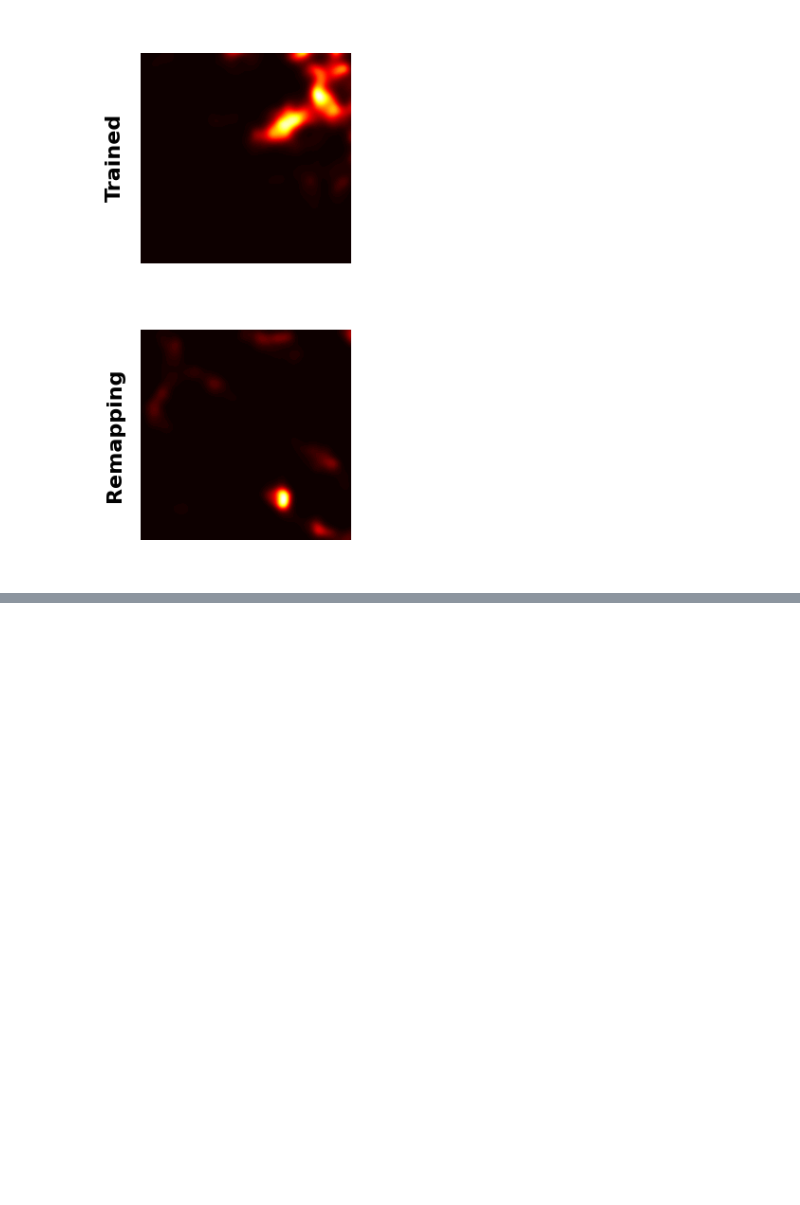
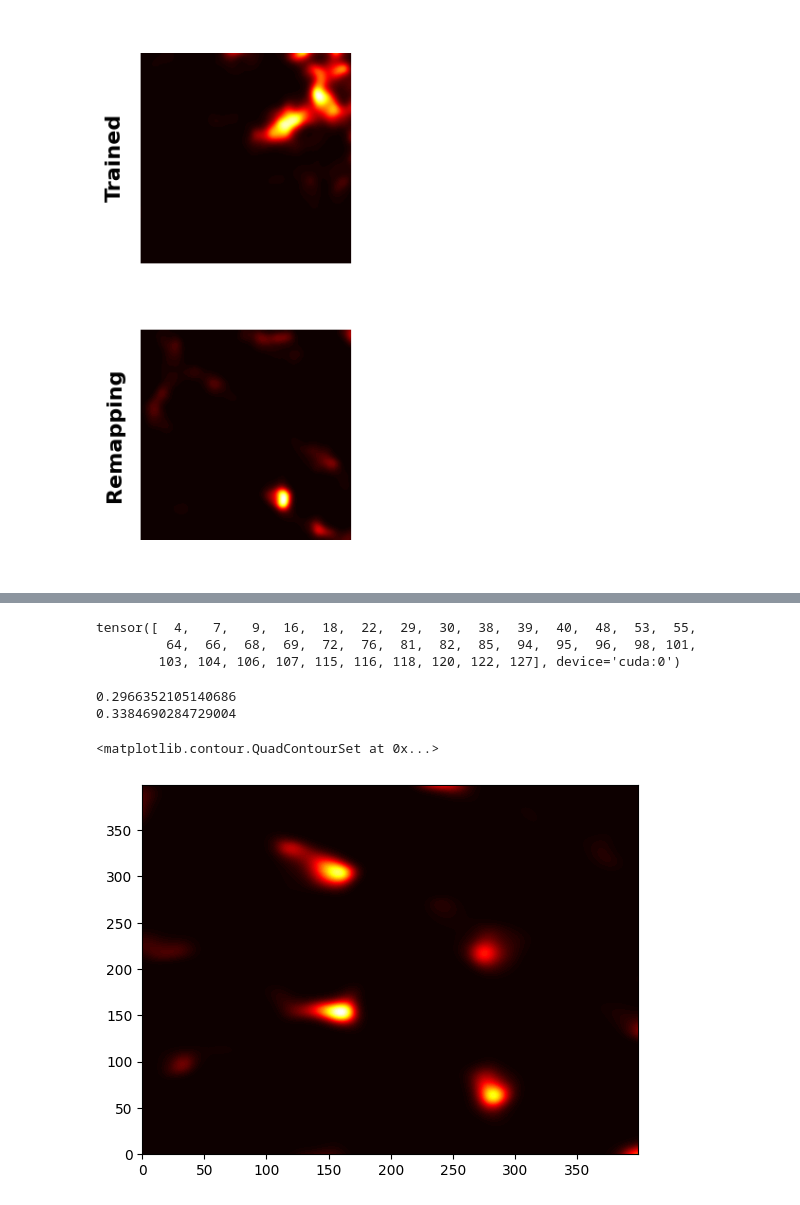
Before and after one commit to ChackMociute/Master-Thesis, a Jupyter notebook: analysis/place_fields.ipynb, the cells around one changed output, grey strips where cells are left out. Cells and saved outputs as stored; diff of their text form; code cells hidden in the pictures; blank space fills up the shorter version.

```diff
--- a/analysis/place_fields.ipynb
+++ b/analysis/place_fields.ipynb
@@ -161,0 +168,29 @@ plt.show()
+# %%
+exp = Experiment.load_experiment(data_path, 'homo')
+# %%
+exp.compile_grid_cells(1)
+exp.load_pfs()
+
+net = exp.agent.actor
+net.clamp_weights()
+# %%
+hidden = net.lin1(exp.grid_cells).permute((-1, 0, 1)).detach()
+preds = exp.pfs.predict()
+# %%
+exp.pfs.get_place_cells()
+# %% [output]
+tensor([  4,   7,   9,  16,  18,  22,  29,  30,  38,  39,  40,  48,  53,  55,
+         64,  66,  68,  69,  72,  76,  81,  82,  85,  94,  95,  96,  98, 101,
+        103, 104, 106, 107, 115, 116, 118, 120, 122, 127], device='cuda:0')
+# %%
+fit = exp.pfs.calc_fitness()
+# %%
+i = 50
+print(hidden[i].max().item())
+print(fit[i].max().item())
+plt.contourf(hidden[i].detach().cpu(), levels=100, cmap='hot')
+# %% [output]
+0.2966352105140686
+0.3384690284729004
+<matplotlib.contour.QuadContourSet at 0x...>
+[figure, added]
```
Also changed, not shown: parts of 25 cells of this notebook, 4 other files.
